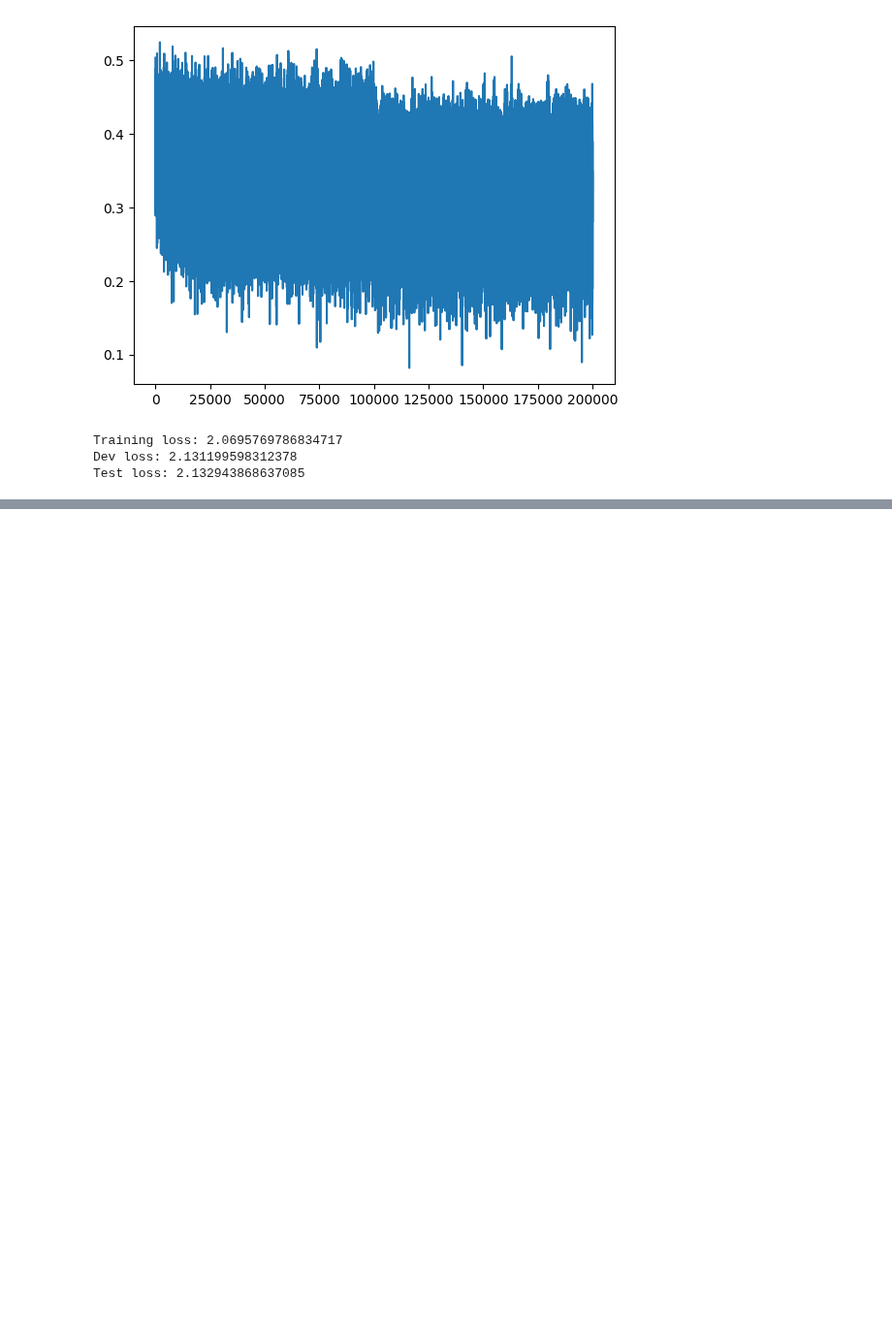
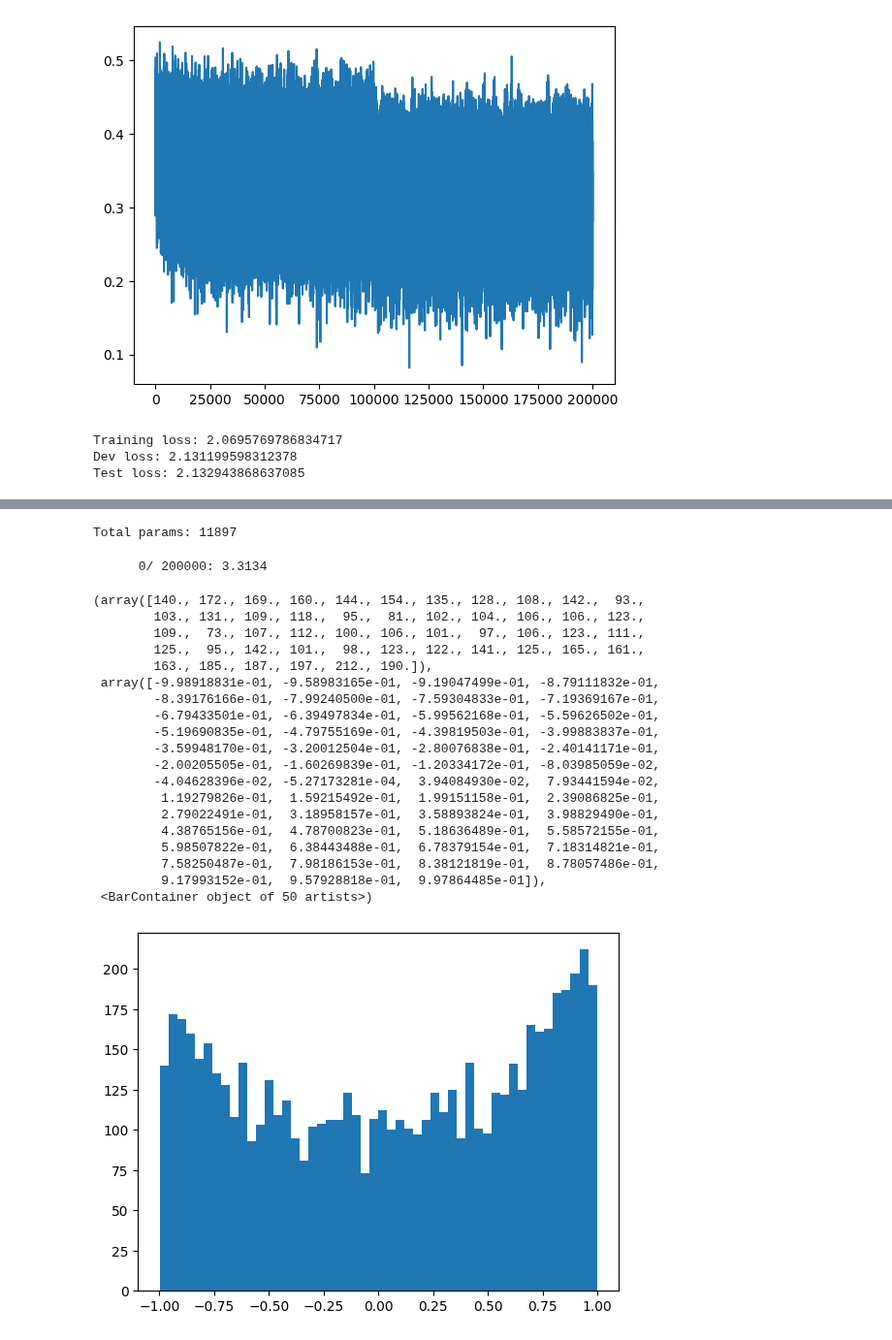
Before and after one commit to dominiksakic/zero_to_hero, a Jupyter notebook: basics_04_activations_and_gradient.ipynb, the cells around one changed output, grey strips where cells are left out. Shown at 97% size. Cells and saved outputs as stored; diff of their text form; code cells hidden in the pictures; blank space fills up the shorter version.

```diff
--- a/basics_04_activations_and_gradient.ipynb
+++ b/basics_04_activations_and_gradient.ipynb
@@ -280,0 +399,67 @@ Test loss: 2.132943868637085
+# %%
+total_param = sum(p.nelement() for p in parameters)
+print(f"Total params: {total_param}")
+
+for p in parameters:
+  p.requires_grad = True
+# %% [output]
+Total params: 11897
+# %%
+max_steps = 200000
+batch_size = 32
+lossi = []
+
+for i in range(max_steps):
+
+  # minibatch construct
+  ix = torch.randint(0, Xtr.shape[0], (batch_size,), generator=g)
+  Xb, Yb = Xtr[ix], Ytr[ix]
+
+  # forward pass
+  emb = C[Xb]
+  embcat = emb.view(emb.shape[0], -1)
+  hpreact  = embcat @ W1 + b1
+  h = torch.tanh(hpreact)
+  logits = h @ W2 + b2
+  loss = F.cross_entropy(logits, Yb)
+
+  # backward pass
+  for p in parameters:
+    p.grad = None
+  loss.backward()
+
+  # update
+  lr = 0.1 if i < 100000 else 0.01
+  for p in parameters:
+    p.data += -lr * p.grad
+
+  # track stats, lri for finding a good lr
+  if i % 10000 == 0:
+    print(f"{i:7d}/{max_steps:7d}: {loss.item():.4f}")
+  lossi.append(loss.log10().item())
+  break
+# %% [output]
+      0/ 200000: 3.3134
+# %%
+plt.hist(h.view(-1).tolist(), 50)
+# %% [output]
+(array([140., 172., 169., 160., 144., 154., 135., 128., 108., 142.,  93.,
+        103., 131., 109., 118.,  95.,  81., 102., 104., 106., 106., 123.,
+        109.,  73., 107., 112., 100., 106., 101.,  97., 106., 123., 111.,
+        125.,  95., 142., 101.,  98., 123., 122., 141., 125., 165., 161.,
+        163., 185., 187., 197., 212., 190.]),
+ array([-9.98918831e-01, -9.58983165e-01, -9.19047499e-01, -8.79111832e-01,
+        -8.39176166e-01, -7.99240500e-01, -7.59304833e-01, -7.19369167e-01,
+        -6.79433501e-01, -6.39497834e-01, -5.99562168e-01, -5.59626502e-01,
+        -5.19690835e-01, -4.79755169e-01, -4.39819503e-01, -3.99883837e-01,
+        -3.59948170e-01, -3.20012504e-01, -2.80076838e-01, -2.40141171e-01,
+        -2.00205505e-01, -1.60269839e-01, -1.20334172e-01, -8.03985059e-02,
+        -4.04628396e-02, -5.27173281e-04,  3.94084930e-02,  7.93441594e-02,
+         1.19279826e-01,  1.59215492e-01,  1.99151158e-01,  2.39086825e-01,
+         2.79022491e-01,  3.18958157e-01,  3.58893824e-01,  3.98829490e-01,
+         4.38765156e-01,  4.78700823e-01,  5.18636489e-01,  5.58572155e-01,
+         5.98507822e-01,  6.38443488e-01,  6.78379154e-01,  7.18314821e-01,
+         7.58250487e-01,  7.98186153e-01,  8.38121819e-01,  8.78057486e-01,
+         9.17993152e-01,  9.57928818e-01,  9.97864485e-01]),
+ <BarContainer object of 50 artists>)
+[figure, added]
```
Also changed, not shown: parts of 18 cells of this notebook.
